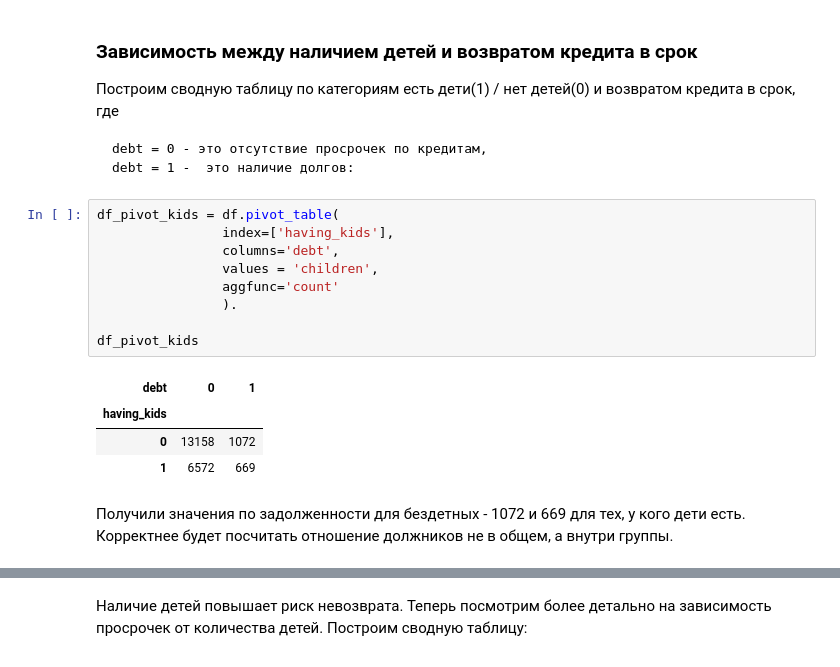
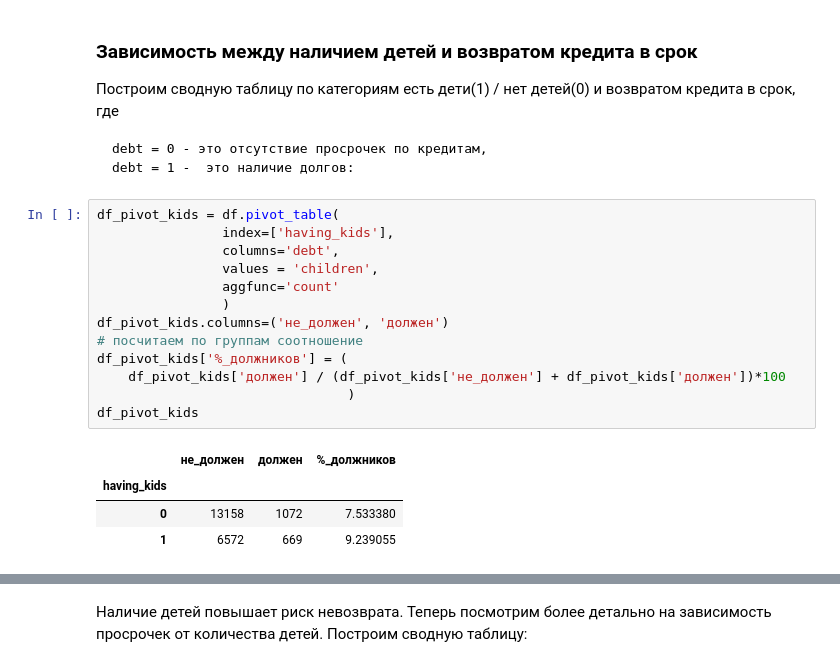
Before and after one commit to jane1ane/Data-Analyst_educational_projects, a Jupyter notebook: Исследование надёжности заёмщиков/Исследование надёжности заёмщиков.ipynb, the cells around one changed output, grey strips where cells are left out. Cells and saved outputs as stored; diff of their text form.

```diff
--- a/Исследование надёжности заёмщиков/Исследование надёжности заёмщиков.ipynb
+++ b/Исследование надёжности заёмщиков/Исследование надёжности заёмщиков.ipynb
@@ -548,16 +548,18 @@ df.head()
 # %%
 df_pivot_kids = df.pivot_table(
                 index=['having_kids'],
                 columns='debt',
                 values = 'children',
                 aggfunc='count'
-                ).
-
+                )
+df_pivot_kids.columns=('не_должен', 'должен')
+# посчитаем по группам соотношение
+df_pivot_kids['%_должников'] = (
+    df_pivot_kids['должен'] / (df_pivot_kids['не_должен'] + df_pivot_kids['должен'])*100
+                                )
 df_pivot_kids
 # %% [output]
-| debt | 0 | 1 |
-| having_kids |  |  |
-| 0 | 13158 | 1072 |
-| 1 | 6572 | 669 |
+|  | не_должен | должен | %_должников |
+| having_kids |  |  |  |
+| 0 | 13158 | 1072 | 7.533380 |
+| 1 | 6572 | 669 | 9.239055 |
-# %% [markdown]
-Получили значения по задолженности для бездетных - 1072 и 669 для тех, у кого дети есть. Корректнее будет посчитать отношение должников не в общем, а внутри группы.
```
Also changed, not shown: parts of 51 cells of this notebook.
